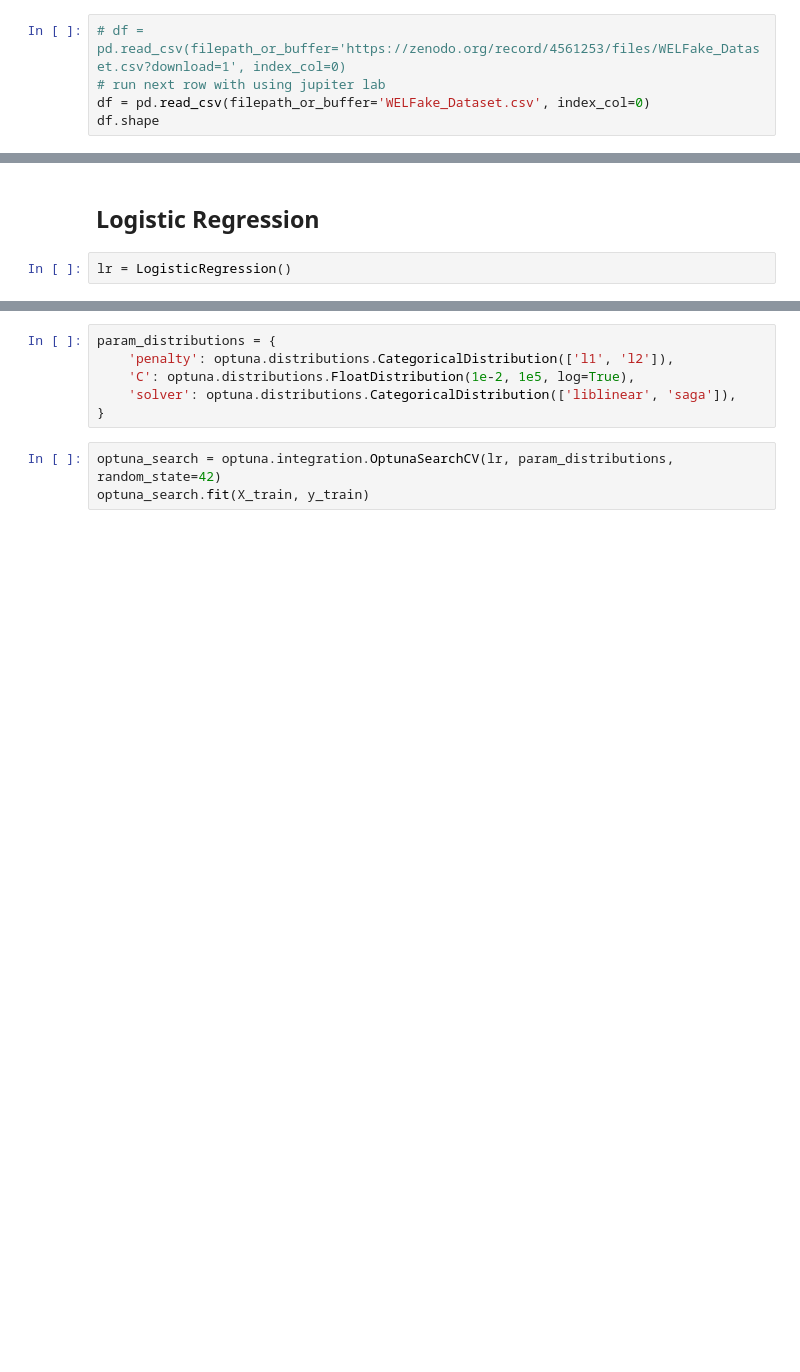
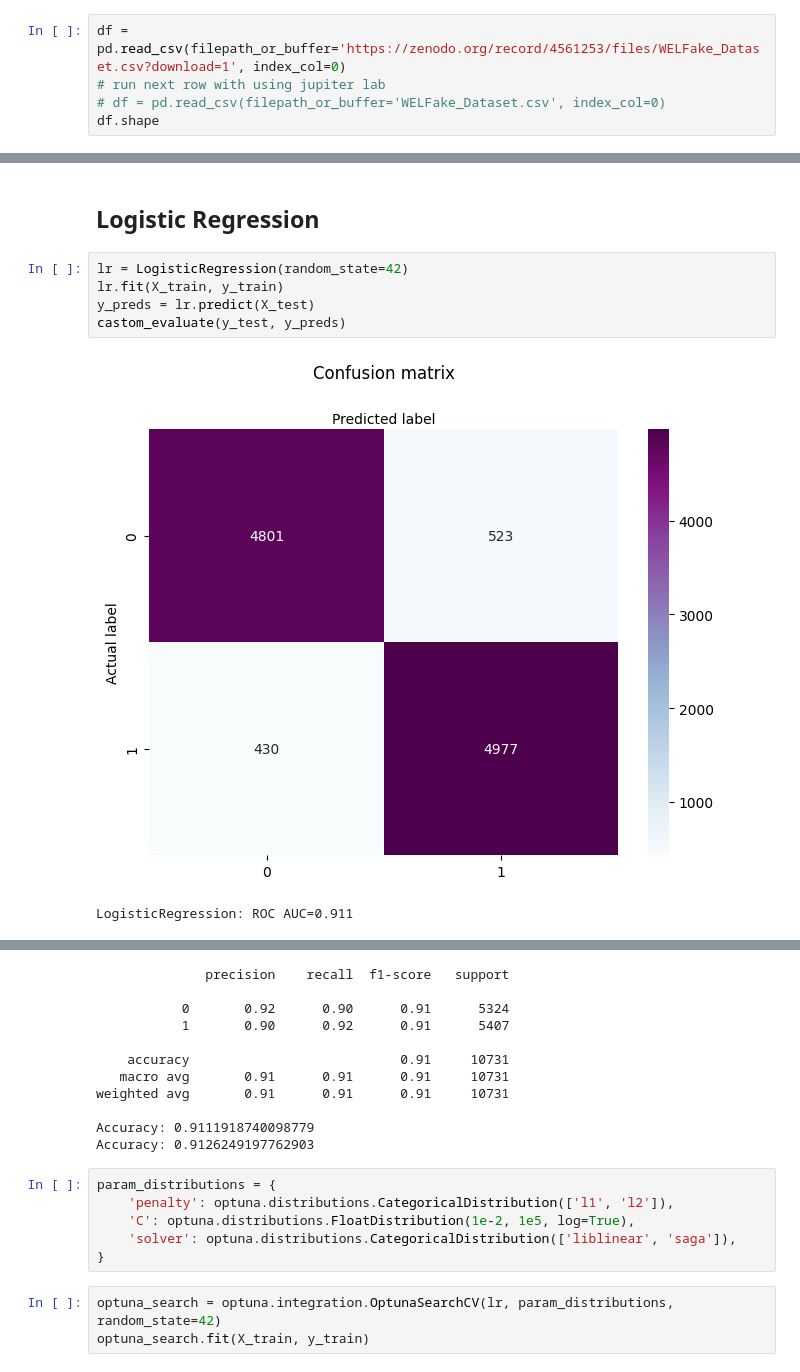
Before and after one commit to wizard339/education, a Jupyter notebook: misis/nlp/Untitled.ipynb, the cells around one changed output, grey strips where cells are left out. Drawn from its saved outputs; the diff is of its cells as text; blank space fills up the shorter version.

```diff
--- a/misis/nlp/Untitled.ipynb
+++ b/misis/nlp/Untitled.ipynb
@@ -63,9 +59,9 @@ Intel(R) Extension for Scikit-learn* enabled (https://github.com/intel/scikit-le
 # %% [markdown]
 # Loading data and deleting rows with missing data
 # %%
-# df = pd.read_csv(filepath_or_buffer='https://zenodo.org/record/4561253/files/WELFake_Dataset.csv?download=1', index_col=0)
+df = pd.read_csv(filepath_or_buffer='https://zenodo.org/record/4561253/files/WELFake_Dataset.csv?download=1', index_col=0)
 # run next row with using jupiter lab
-df = pd.read_csv(filepath_or_buffer='WELFake_Dataset.csv', index_col=0)
+# df = pd.read_csv(filepath_or_buffer='WELFake_Dataset.csv', index_col=0)
 df.shape
 # %% [output]
 (72134, 3)
@@ -540,4 +579,10 @@ Test:       (10731, 29204) | (10731,)
 # %% [markdown]
 ## Logistic Regression
 # %%
-lr = LogisticRegression()
+lr = LogisticRegression(random_state=42)
+lr.fit(X_train, y_train)
+y_preds = lr.predict(X_test)
+castom_evaluate(y_test, y_preds)
+# %% [output]
+[figure, added]
+LogisticRegression: ROC AUC=0.911
@@ -544,3 +590,14 @@ lr = LogisticRegression()
+              precision    recall  f1-score   support
+
+           0       0.92      0.90      0.91      5324
+           1       0.90      0.92      0.91      5407
+
+    accuracy                           0.91     10731
+   macro avg       0.91      0.91      0.91     10731
+weighted avg       0.91      0.91      0.91     10731
+
+Accuracy: 0.9111918740098779
+Accuracy: 0.9126249197762903
 # %%
 param_distributions = {
     'penalty': optuna.distributions.CategoricalDistribution(['l1', 'l2']),
```
Also changed, not shown: parts of 19 cells of this notebook.
